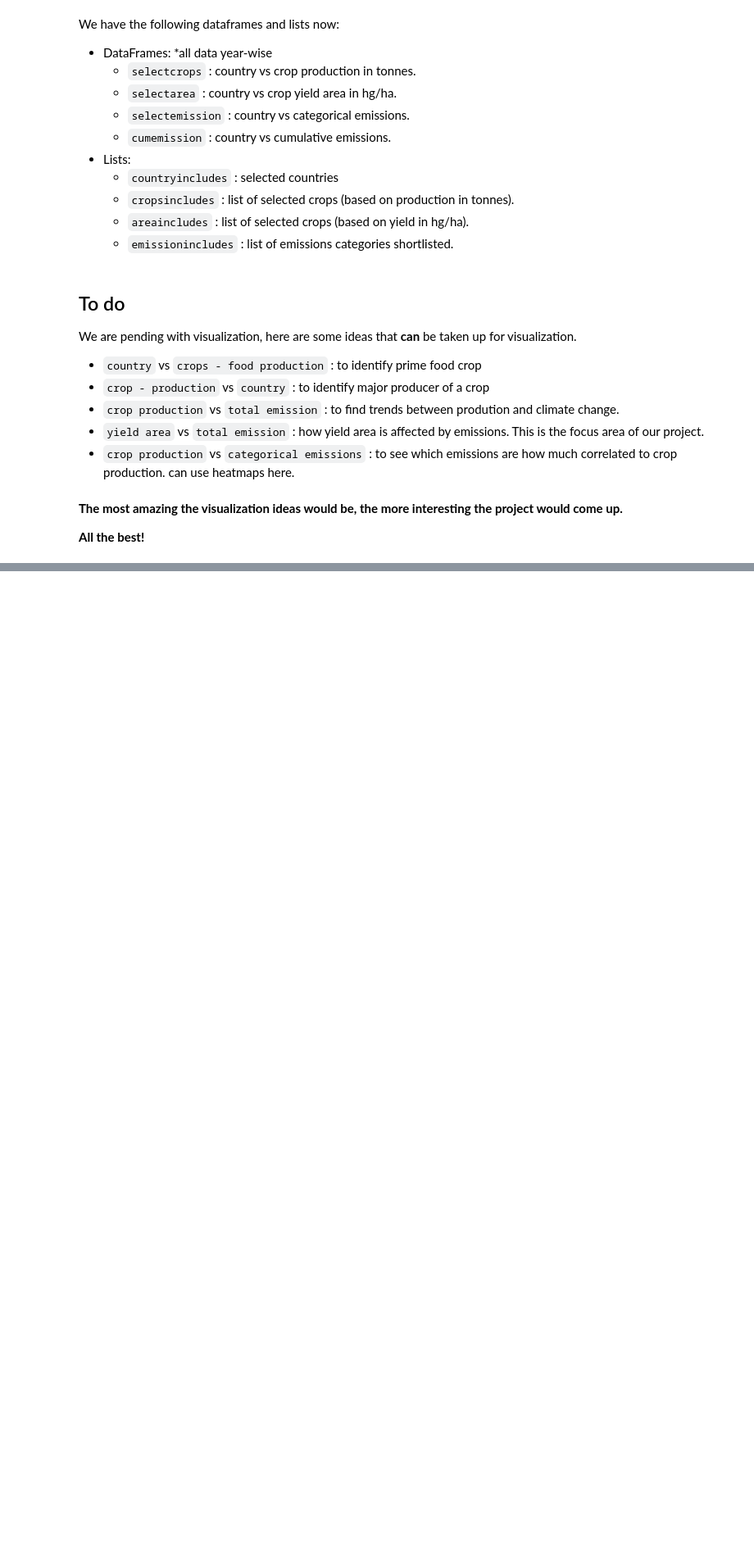
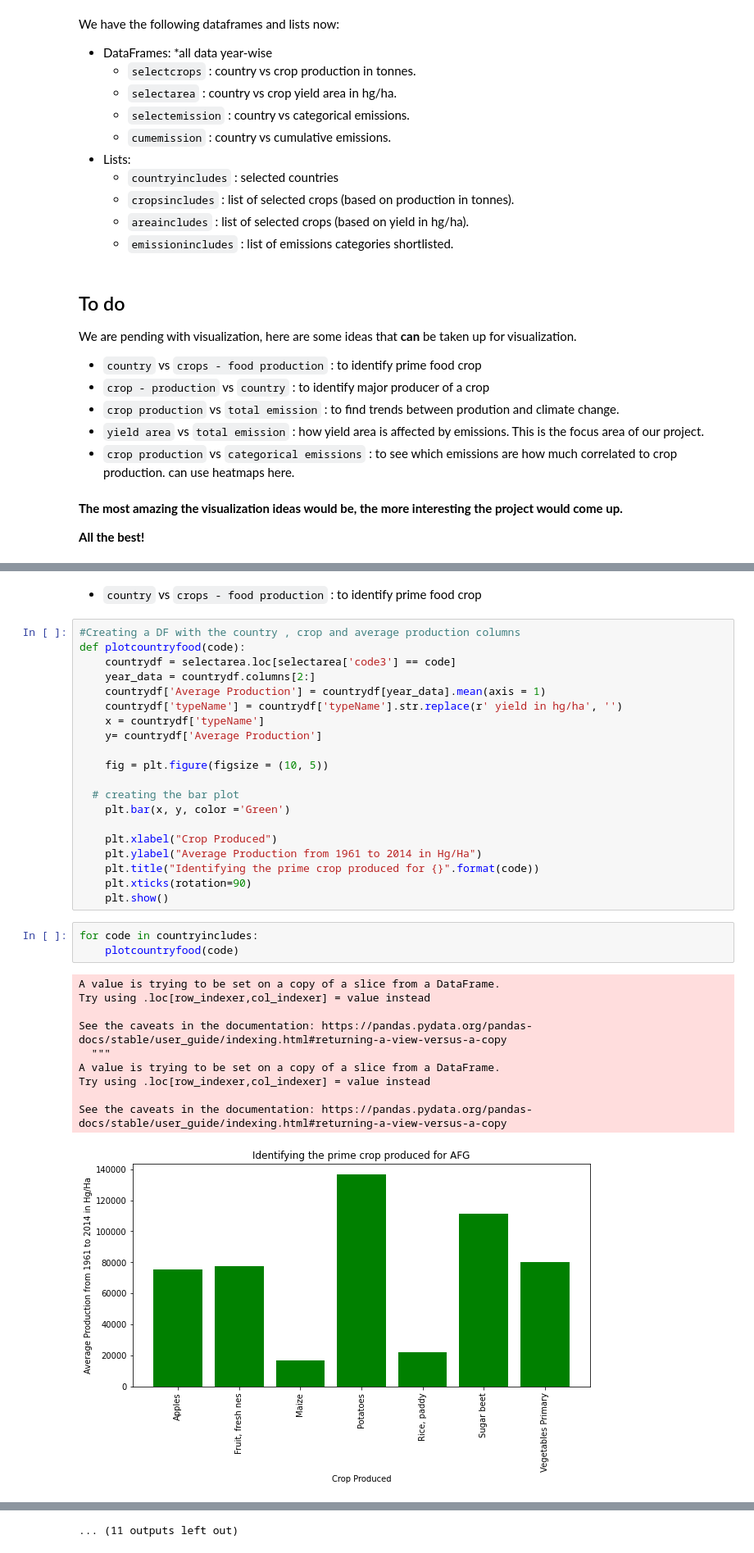
Before and after one commit to ayushanand18/climate-change-vs-agri, a Jupyter notebook: climate_change_visualize.ipynb, the cells around one changed output, grey strips where cells are left out. Shown at 82% size. Saved outputs shown, nothing was run; the diff lists cells and outputs as text; blank space fills up the shorter version.

```diff
--- a/climate_change_visualize.ipynb
+++ b/climate_change_visualize.ipynb
@@ -370,0 +373,36 @@ We are pending with visualization, here are some ideas that **can** be taken up
+# %% [markdown]
++ `country` vs `crops - food production` : to identify prime food crop
+# %%
+#Creating a DF with the country , crop and average production columns
+def plotcountryfood(code):
+    countrydf = selectarea.loc[selectarea['code3'] == code]
+    year_data = countrydf.columns[2:]
+    countrydf['Average Production'] = countrydf[year_data].mean(axis = 1)
+    countrydf['typeName'] = countrydf['typeName'].str.replace(r' yield in hg/ha', '')
+    x = countrydf['typeName']
+    y= countrydf['Average Production']
+
+    fig = plt.figure(figsize = (10, 5))
+
+  # creating the bar plot
+    plt.bar(x, y, color ='Green')
+
+    plt.xlabel("Crop Produced")
+    plt.ylabel("Average Production from 1961 to 2014 in Hg/Ha")
+    plt.title("Identifying the prime crop produced for {}".format(code))
+    plt.xticks(rotation=90)
+    plt.show()
+# %%
+for code in countryincludes:
+    plotcountryfood(code)
+# %% [output]
+A value is trying to be set on a copy of a slice from a DataFrame.
+Try using .loc[row_indexer,col_indexer] = value instead
+
+See the caveats in the documentation: https://pandas.pydata.org/pandas-docs/stable/user_guide/indexing.html#returning-a-view-versus-a-copy
+  """
+A value is trying to be set on a copy of a slice from a DataFrame.
+Try using .loc[row_indexer,col_indexer] = value instead
+
+See the caveats in the documentation: https://pandas.pydata.org/pandas-docs/stable/user_guide/indexing.html#returning-a-view-versus-a-copy
+[figure, added]
@@ -370,0 +419 @@ We are pending with visualization, here are some ideas that **can** be taken up
+... (11 outputs left out)
```
Also changed, not shown: parts of 19 cells of this notebook.
